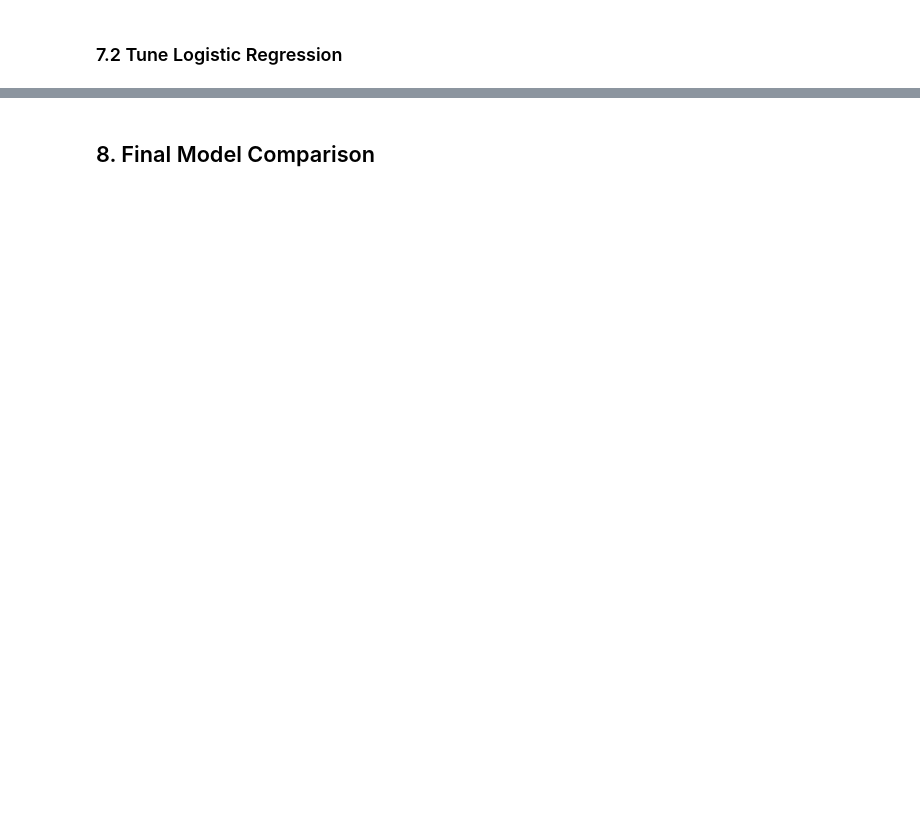
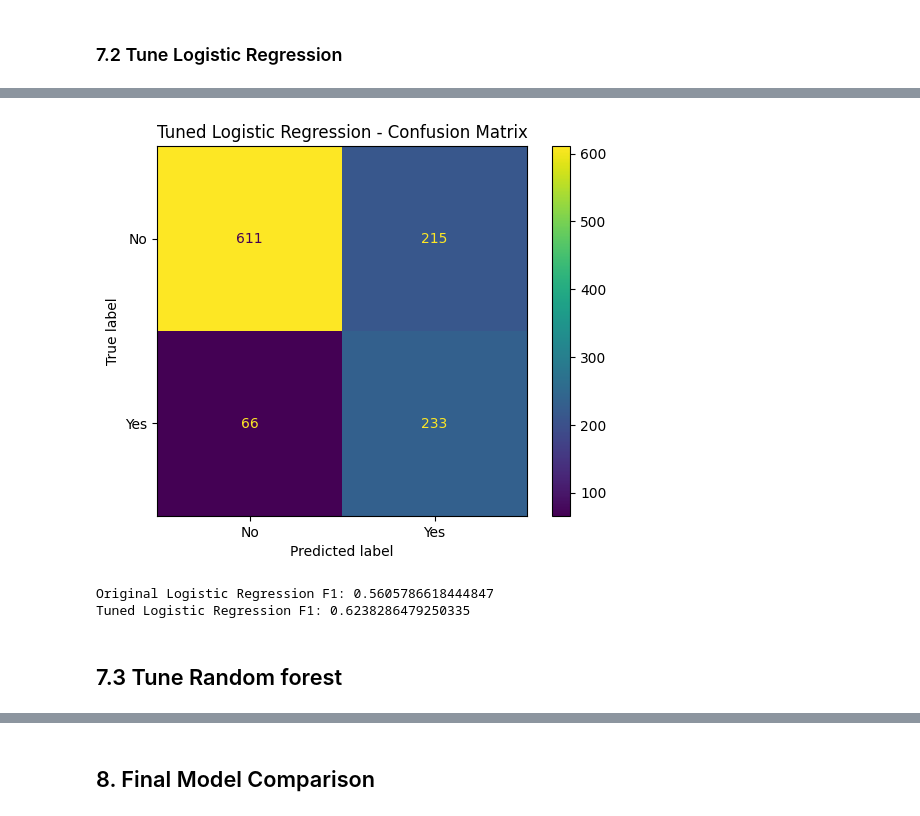
Before and after one commit to abhaygupta56/customer-churn-prediction, a Jupyter notebook: notebooks/churn_analysis.ipynb, the cells around one changed output, grey strips where cells are left out. Saved outputs shown, nothing was run; the diff lists cells and outputs as text; code cells hidden in the pictures; blank space fills up the shorter version.

```diff
--- a/notebooks/churn_analysis.ipynb
+++ b/notebooks/churn_analysis.ipynb
@@ -569,4 +946,4 @@ lr_grid = GridSearchCV(
     error_score="raise"
 )
 # %%
-lr_grid.fit(X_train, y_train)
+lr_grid.fit(X_train_fit, y_train_fit)
@@ -579,5 +981,5 @@ print(lr_grid.best_score_)
 # %%
 best_lr_model = lr_grid.best_estimator_
 # %%
-y_pred_best_lr = best_lr_model.predict(X_test)
+y_pred_best_lr = best_lr_model.predict(X_val)
 # %%
@@ -599,25 +1015,32 @@ print(
 # %%
 
 
 ConfusionMatrixDisplay.from_predictions(
-    y_test,
+    y_val,
     y_pred_best_lr
 )
 
 plt.title("Tuned Logistic Regression - Confusion Matrix")
 plt.show()
+# %% [output]
+[figure, added]
 # %%
 original_lr_f1 = f1_score(
-    y_test,
-    logistic_pipeline.predict(X_test),
+    y_val,
+    logistic_pipeline.predict(X_val),
     pos_label="Yes"
 )
 
 tuned_lr_f1 = f1_score(
-    y_test,
+    y_val,
     y_pred_best_lr,
     pos_label="Yes"
 )
 
 print("Original Logistic Regression F1:", original_lr_f1)
 print("Tuned Logistic Regression F1:", tuned_lr_f1)
+# %% [output]
+Original Logistic Regression F1: 0.5605786618444847
+Tuned Logistic Regression F1: 0.6238286479250335
+# %% [markdown]
+## 7.3 Tune Random forest
```
Also changed, not shown: parts of 82 cells of this notebook, 4 other files.
